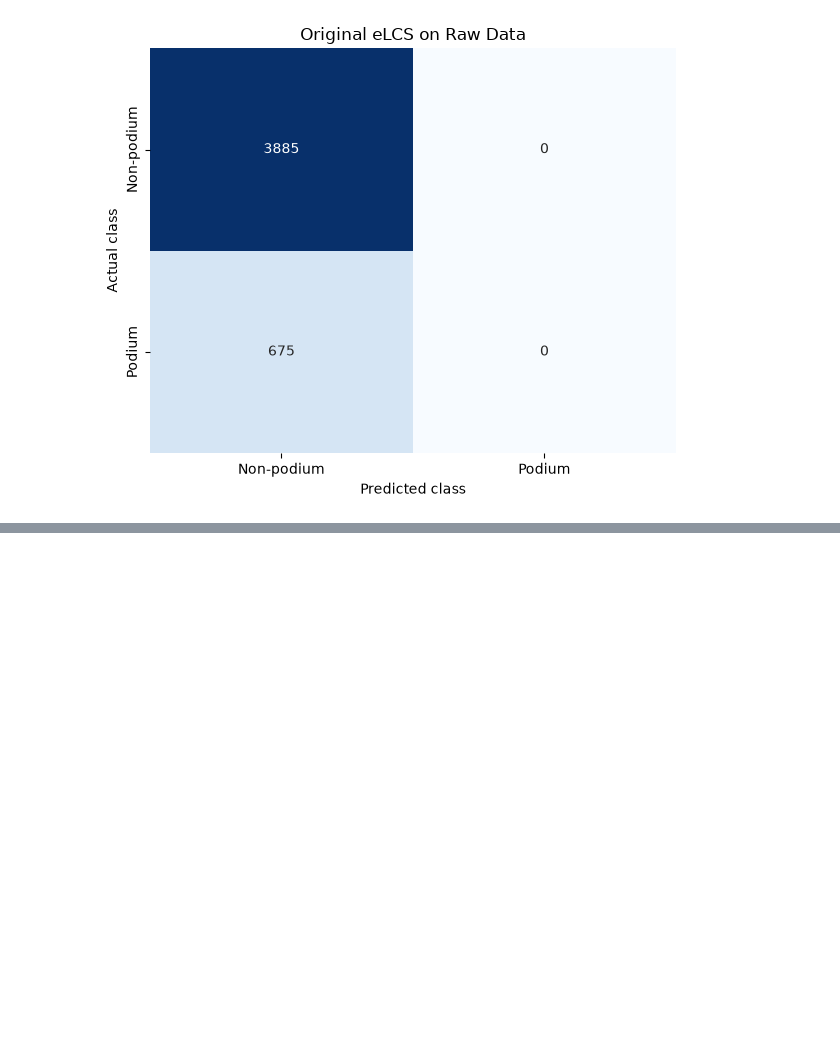
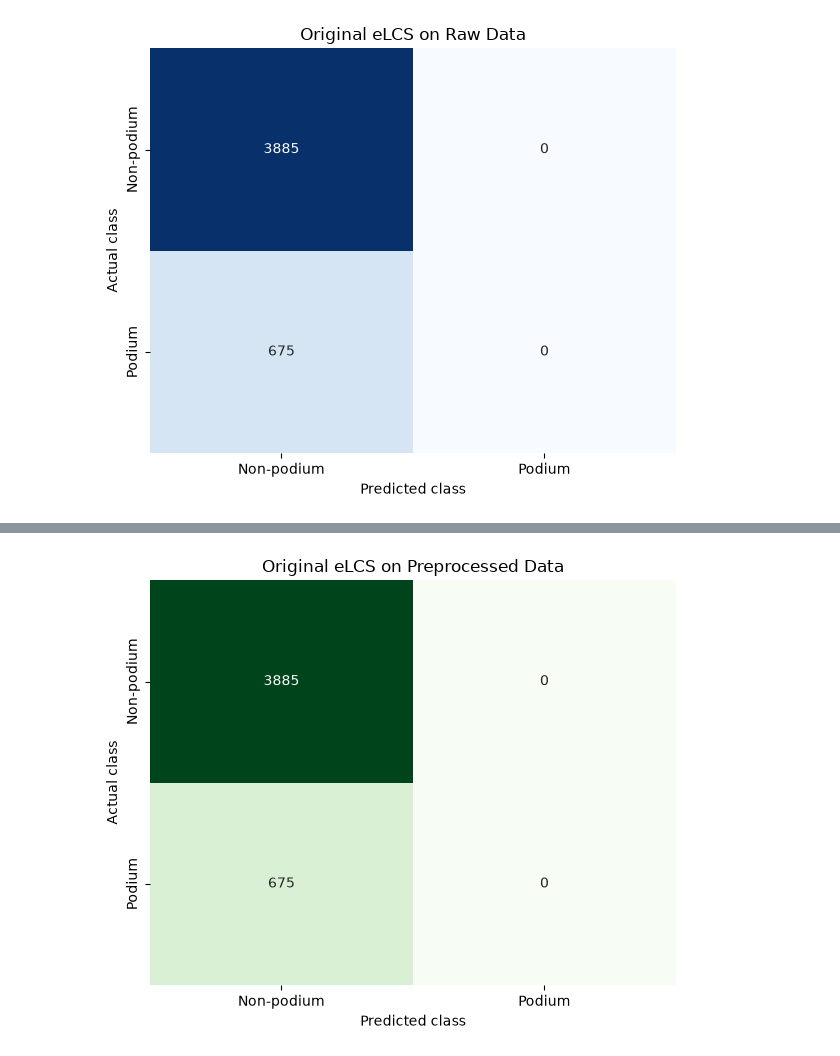
Before and after one commit to aarongoel22/Apex-Predictors-Phase-2, a Jupyter notebook: Apex_Predictors_Phase2_24257694.ipynb, the cells around one changed output, grey strips where cells are left out. Saved outputs shown, nothing was run; the diff lists cells and outputs as text; code cells hidden in the pictures; blank space fills up the shorter version.

Commit message:
Adding leakage-safe preprocessing and preprocessed eLCS baseline

```diff
--- a/Apex_Predictors_Phase2_24257694.ipynb
+++ b/Apex_Predictors_Phase2_24257694.ipynb
@@ -576,0 +585,21 @@ plt.show()
+# %%
+# Work from a fresh copy so the original raw dataset remains unchanged
+processed_df = df_original.copy(deep=True)
+
+# Create the same binary target used by the raw baseline
+processed_df["podium"] = (
+    processed_df["positionOrder"]
+    .between(1, 3)
+    .astype(int)
+)
+
+# Remove exact duplicate records if any are present
+duplicate_count_before = processed_df.duplicated().sum()
+processed_df = processed_df.drop_duplicates().copy()
+
+# Check that each retained result still represents one driver-race result
+duplicate_result_ids = processed_df["resultId"].duplicated().sum()
+
+print("Exact duplicates removed:", duplicate_count_before)
+print("Duplicate result IDs remaining:", duplicate_result_ids)
+print("Rows after duplicate check:", len(processed_df))
@@ -576,0 +999,26 @@ plt.show()
+# %%
+plt.figure(figsize=(6, 5))
+
+sns.heatmap(
+    processed_confusion_matrix,
+    annot=True,
+    fmt="d",
+    cmap="Greens",
+    cbar=False,
+    xticklabels=[
+        "Non-podium",
+        "Podium"
+    ],
+    yticklabels=[
+        "Non-podium",
+        "Podium"
+    ]
+)
+
+plt.title("Original eLCS on Preprocessed Data")
+plt.xlabel("Predicted class")
+plt.ylabel("Actual class")
+plt.tight_layout()
+plt.show()
+# %% [output]
+[figure, added]
```
Also changed, not shown: parts of 13 cells of this notebook, 1 other file.
